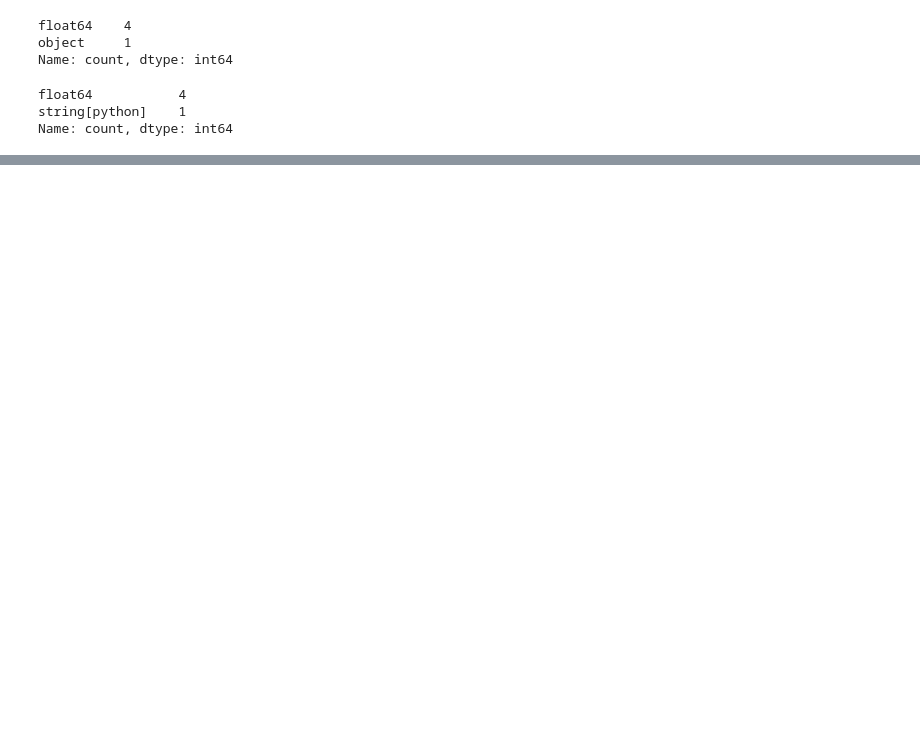
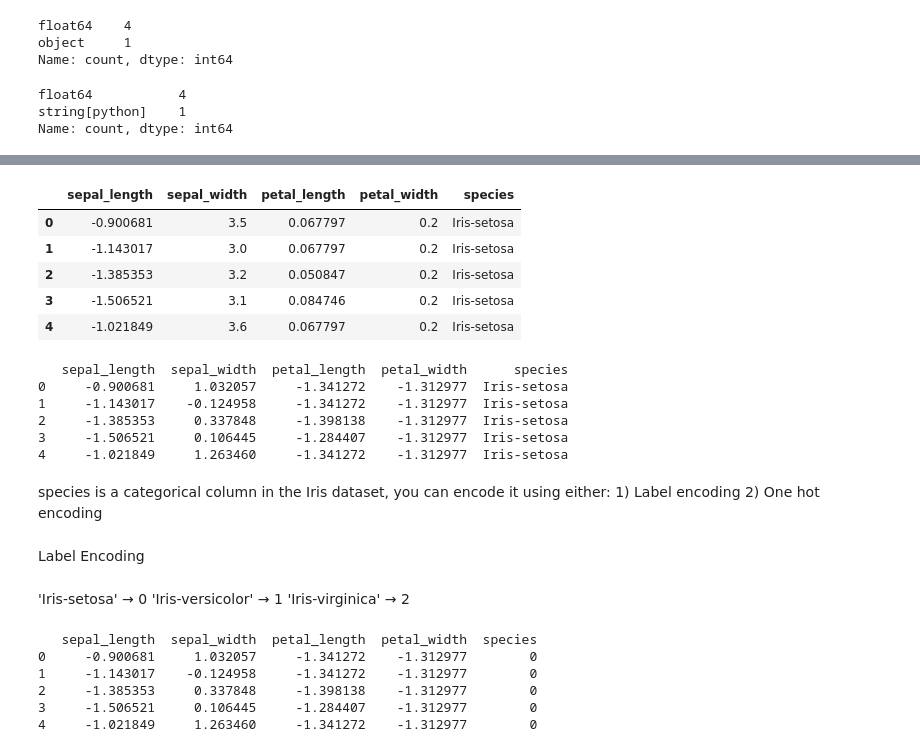
Before and after one commit to Sakshi2048/Sem6Codes, a Jupyter notebook: DSBDAL/Codes/Assignment1.ipynb, the cells around one changed output, grey strips where cells are left out. Saved outputs shown, nothing was run; the diff lists cells and outputs as text; code cells hidden in the pictures; blank space fills up the shorter version.

```diff
--- a/DSBDAL/Codes/Assignment1.ipynb
+++ b/DSBDAL/Codes/Assignment1.ipynb
@@ -128,0 +135,13 @@ Turn categorical variables into quantitative variables
+# %%
+# Standardization
+from sklearn.preprocessing import StandardScaler
+standard_scaler = StandardScaler()
+
+def scaling(data):
+    mean = np.mean(data)
+    std = np.std(data)
+    for x in data:
+        s = [(x-mean)/std]
+    return s
+
+scaled_data = standard_scaler.fit_transform(data['sepal_length'].values.reshape(-1,1))
@@ -128,0 +227,55 @@ Turn categorical variables into quantitative variables
+# %%
+data['sepal_length'] = scaled_data
+# %%
+data.head()
+# %% [output]
+|  | sepal_length | sepal_width | petal_length | petal_width | species |
+| 0 | -0.900681 | 3.5 | 0.067797 | 0.2 | Iris-setosa |
+| 1 | -1.143017 | 3.0 | 0.067797 | 0.2 | Iris-setosa |
+| 2 | -1.385353 | 3.2 | 0.050847 | 0.2 | Iris-setosa |
+| 3 | -1.506521 | 3.1 | 0.084746 | 0.2 | Iris-setosa |
+| 4 | -1.021849 | 3.6 | 0.067797 | 0.2 | Iris-setosa |
+# %%
+# Scaling multiple columns at a time
+
+from sklearn.preprocessing import StandardScaler
+
+# Select numeric columns to scale
+numeric_cols = ['sepal_width','petal_width','petal_length']
+
+scaler = StandardScaler()
+scaled_columns = scaler.fit_transform(data[numeric_cols])
+
+# Replace original values with scaled values
+data[numeric_cols] = scaled_columns
+
+# Show the updated DataFrame
+print(data.head())
+# %% [output]
+   sepal_length  sepal_width  petal_length  petal_width      species
+0     -0.900681     1.032057     -1.341272    -1.312977  Iris-setosa
+1     -1.143017    -0.124958     -1.341272    -1.312977  Iris-setosa
+2     -1.385353     0.337848     -1.398138    -1.312977  Iris-setosa
+3     -1.506521     0.106445     -1.284407    -1.312977  Iris-setosa
+4     -1.021849     1.263460     -1.341272    -1.312977  Iris-setosa
+# %% [markdown]
+species is a categorical column in the Iris dataset, you can encode it using either: 1) Label encoding 2) One hot encoding
+# %% [markdown]
+Label Encoding
+# %% [markdown]
+'Iris-setosa' → 0
+'Iris-versicolor' → 1
+'Iris-virginica' → 2
+# %%
+from sklearn.preprocessing import LabelEncoder
+le = LabelEncoder()
+data['species'] = le.fit_transform(data['species'])
+
+print(data.head())
+# %% [output]
+   sepal_length  sepal_width  petal_length  petal_width  species
+0     -0.900681     1.032057     -1.341272    -1.312977        0
+1     -1.143017    -0.124958     -1.341272    -1.312977        0
+2     -1.385353     0.337848     -1.398138    -1.312977        0
+3     -1.506521     0.106445     -1.284407    -1.312977        0
+4     -1.021849     1.263460     -1.341272    -1.312977        0
```
Also changed, not shown: parts of 36 cells of this notebook, 1 other file.
